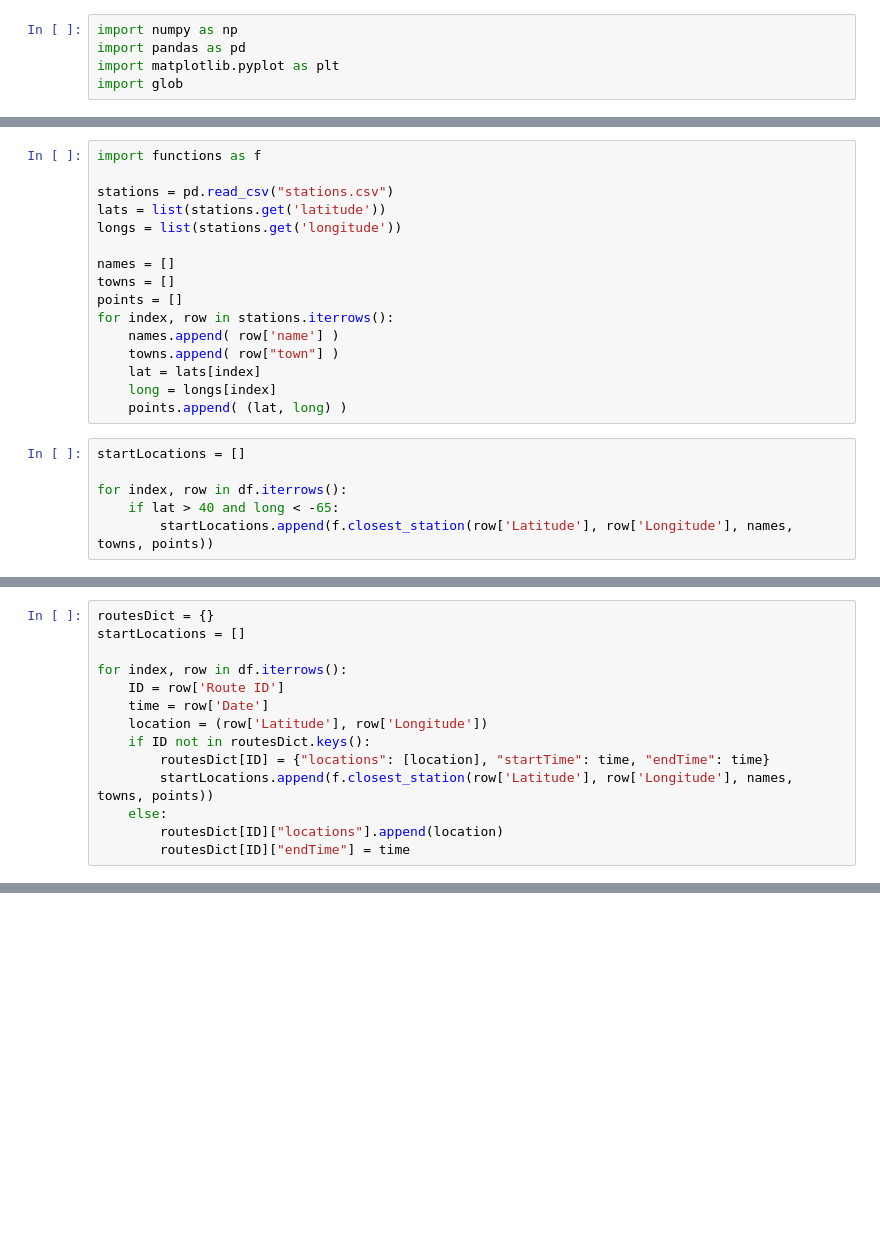
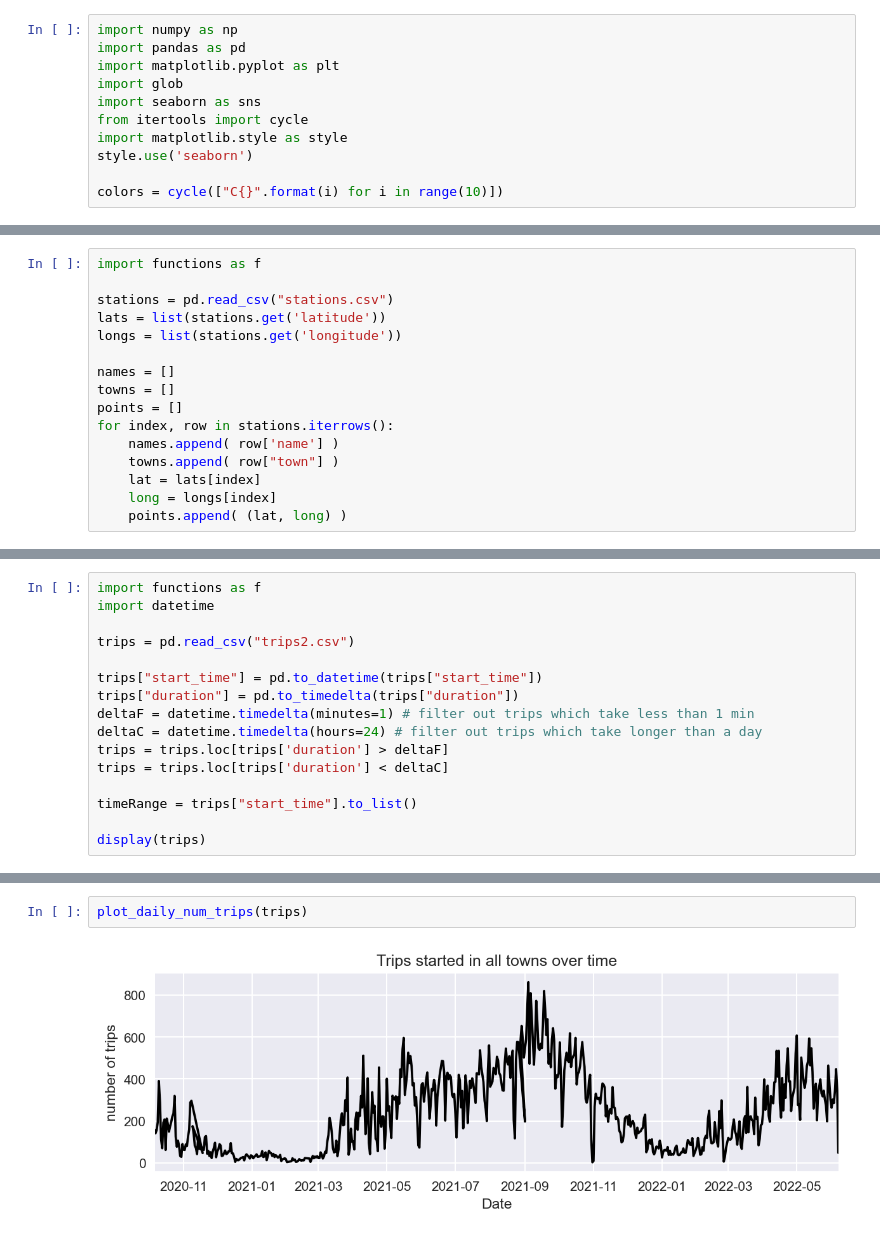
Before and after one commit to umassos/ebike-analysis, a Jupyter notebook: dataAnalysis.ipynb, the cells around one changed output, grey strips where cells are left out. Saved outputs shown, nothing was run; the diff lists cells and outputs as text; blank space fills up the shorter version.

```diff
--- a/dataAnalysis.ipynb
+++ b/dataAnalysis.ipynb
@@ -3,3 +3,9 @@ import numpy as np
 import pandas as pd
 import matplotlib.pyplot as plt
 import glob
+import seaborn as sns
+from itertools import cycle
+import matplotlib.style as style
+style.use('seaborn')
+
+colors = cycle(["C{}".format(i) for i in range(10)])
@@ -132,9 +25,3 @@ for index, row in stations.iterrows():
     lat = lats[index]
     long = longs[index]
     points.append( (lat, long) )
-# %%
-startLocations = []
-
-for index, row in df.iterrows():
-    if lat > 40 and long < -65:
-        startLocations.append(f.closest_station(row['Latitude'], row['Longitude'], names, towns, points))
@@ -143,14 +27,0 @@ TypeError: unsupported operand type(s) for -: 'NaTType' and 'float'
-# %%
-routesDict = {}
-startLocations = []
-
-for index, row in df.iterrows():
-    ID = row['Route ID']
-    time = row['Date']
-    location = (row['Latitude'], row['Longitude'])
-    if ID not in routesDict.keys():
-        routesDict[ID] = {"locations": [location], "startTime": time, "endTime": time}
-        startLocations.append(f.closest_station(row['Latitude'], row['Longitude'], names, towns, points))
-    else:
-        routesDict[ID]["locations"].append(location)
-        routesDict[ID]["endTime"] = time
@@ -220,0 +28,16 @@ nan nan
+# %%
+import functions as f
+import datetime
+
+trips = pd.read_csv("trips2.csv")
+
+trips["start_time"] = pd.to_datetime(trips["start_time"])
+trips["duration"] = pd.to_timedelta(trips["duration"])
+deltaF = datetime.timedelta(minutes=1) # filter out trips which take less than 1 min
+deltaC = datetime.timedelta(hours=24) # filter out trips which take longer than a day
+trips = trips.loc[trips['duration'] > deltaF]
+trips = trips.loc[trips['duration'] < deltaC]
+
+timeRange = trips["start_time"].to_list()
+
+display(trips)
@@ -220,0 +133,4 @@ nan nan
+# %%
+plot_daily_num_trips(trips)
+# %% [output]
+[figure, added]
```
Also changed, not shown: parts of 19 cells of this notebook, 31 other files.
